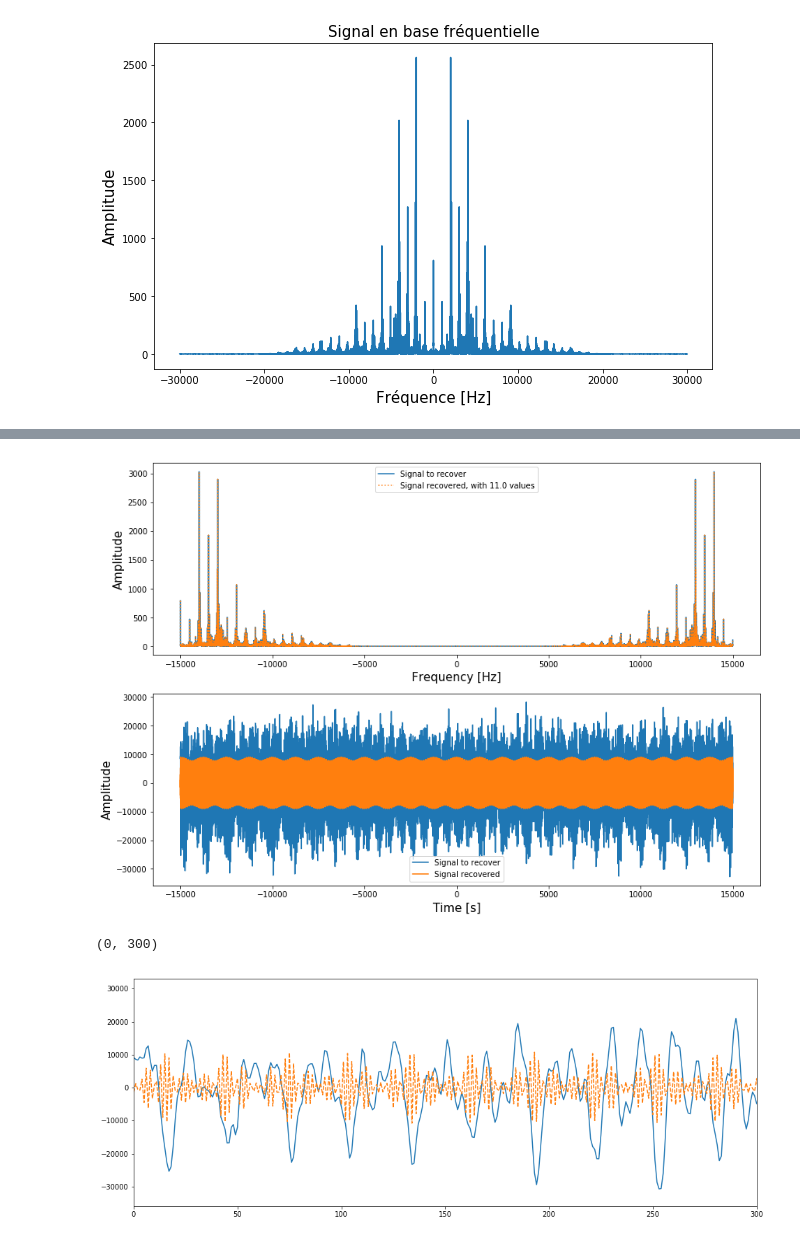
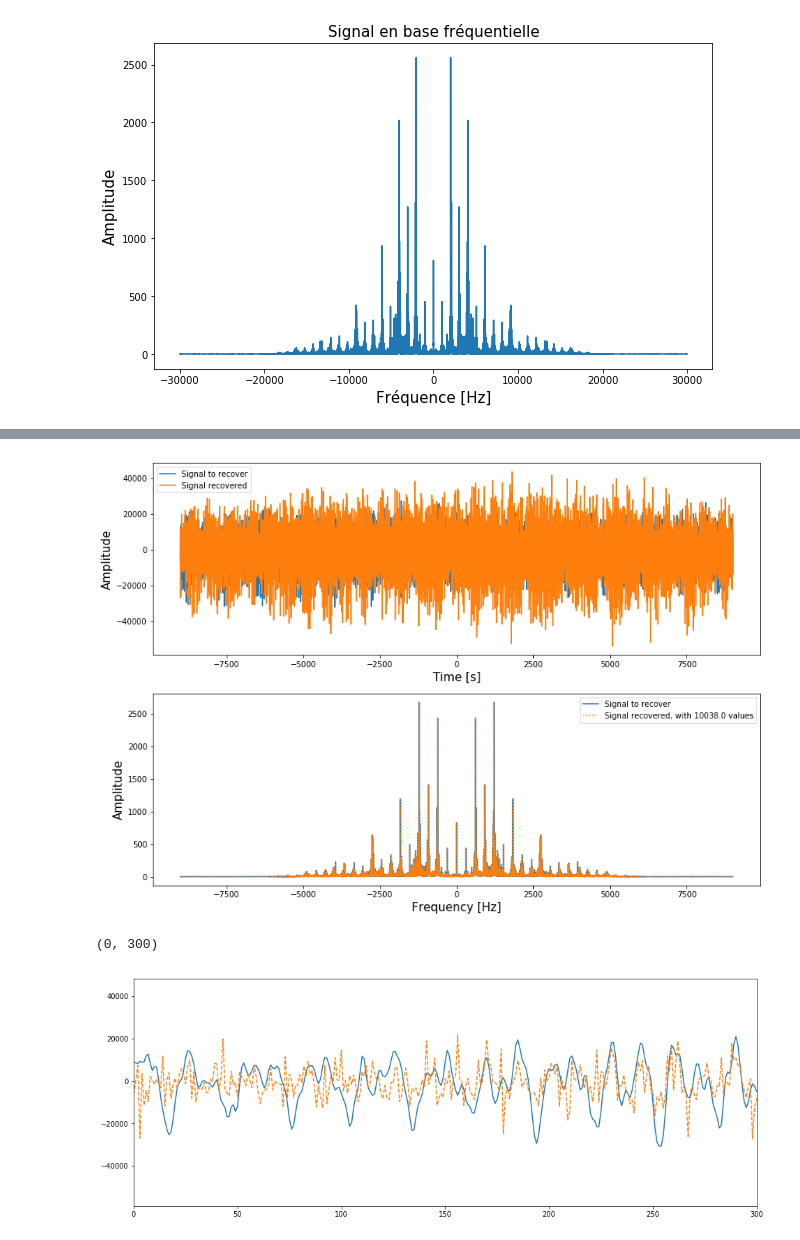
Before and after one commit to colin-ai/compressed-sensing, a Jupyter notebook: pyCompressSensing/compress_sensing.ipynb, the cells around one changed output, grey strips where cells are left out. Cells and saved outputs as stored; diff of their text form; code cells hidden in the pictures.

```diff
--- a/pyCompressSensing/compress_sensing.ipynb
+++ b/pyCompressSensing/compress_sensing.ipynb
@@ -135,5 +137,5 @@ Sampling performed : 10000 instants
 # %%
 l1 = L1min()
 
-s01_recovered = l1.solver(signal_sampled, phi, w=3500000, max_iter=30, plot_result=True)
+s01_recovered = l1.solver(signal_sampled, phi, w=150000, max_iter=30, plot_result=True)
 # %% [output]
@@ -141,12 +143,12 @@ s01_recovered = l1.solver(signal_sampled, phi, w=3500000, max_iter=30, plot_resu
 # %%
 l1.plot_score(s01.temporal, s01_recovered)
 # %% [output]
-[figure, old version]
+[figure, new version]
 # %%
 plt.figure(figsize=(16,6))
 plt.plot(s01.temporal)
-plt.plot(ifft(s01_recovered), '--')
+plt.plot(ifft(ifftshift(s01_recovered)), '--')
 plt.xlim([0,300])
 # %% [output]
 (0, 300)
-[figure, old version]
+[figure, new version]
```
Also changed, not shown: parts of 15 cells of this notebook, 2 other files.
